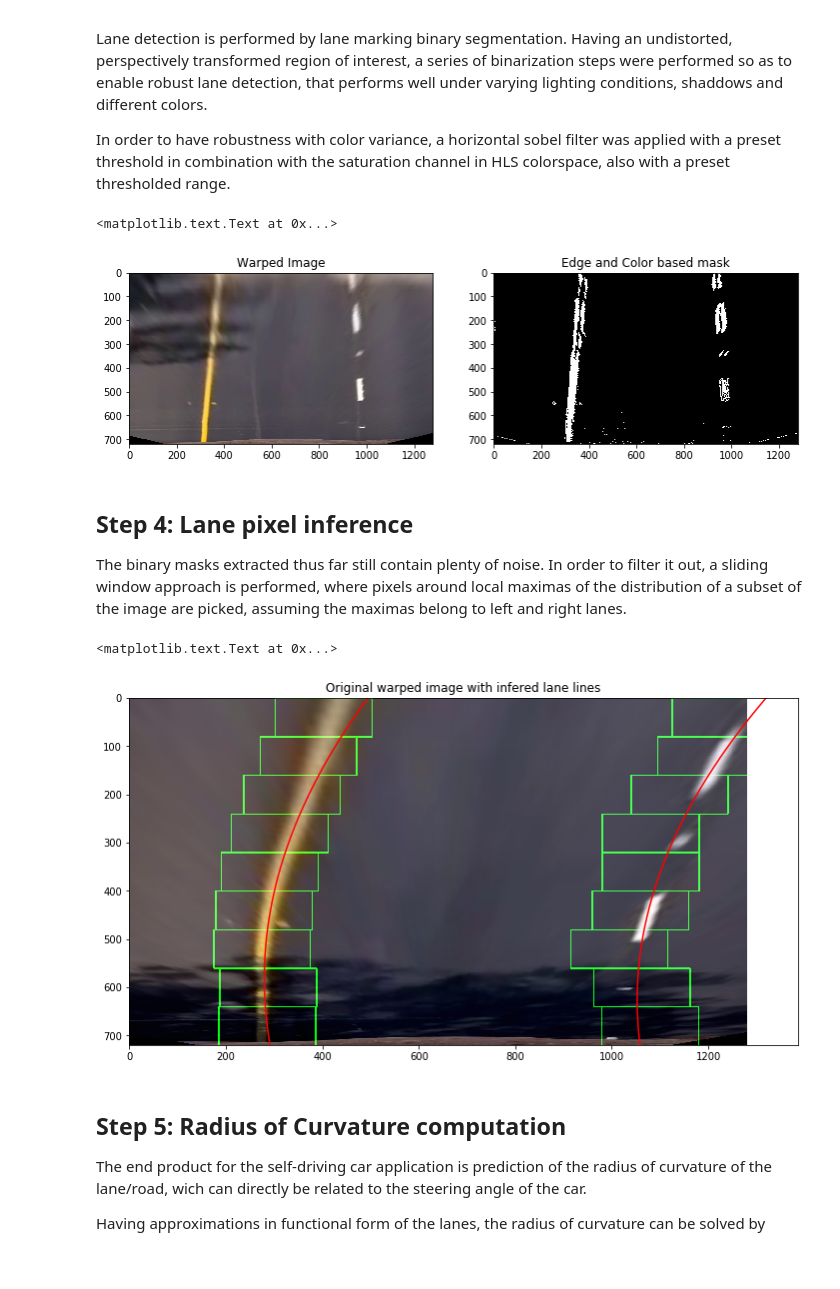
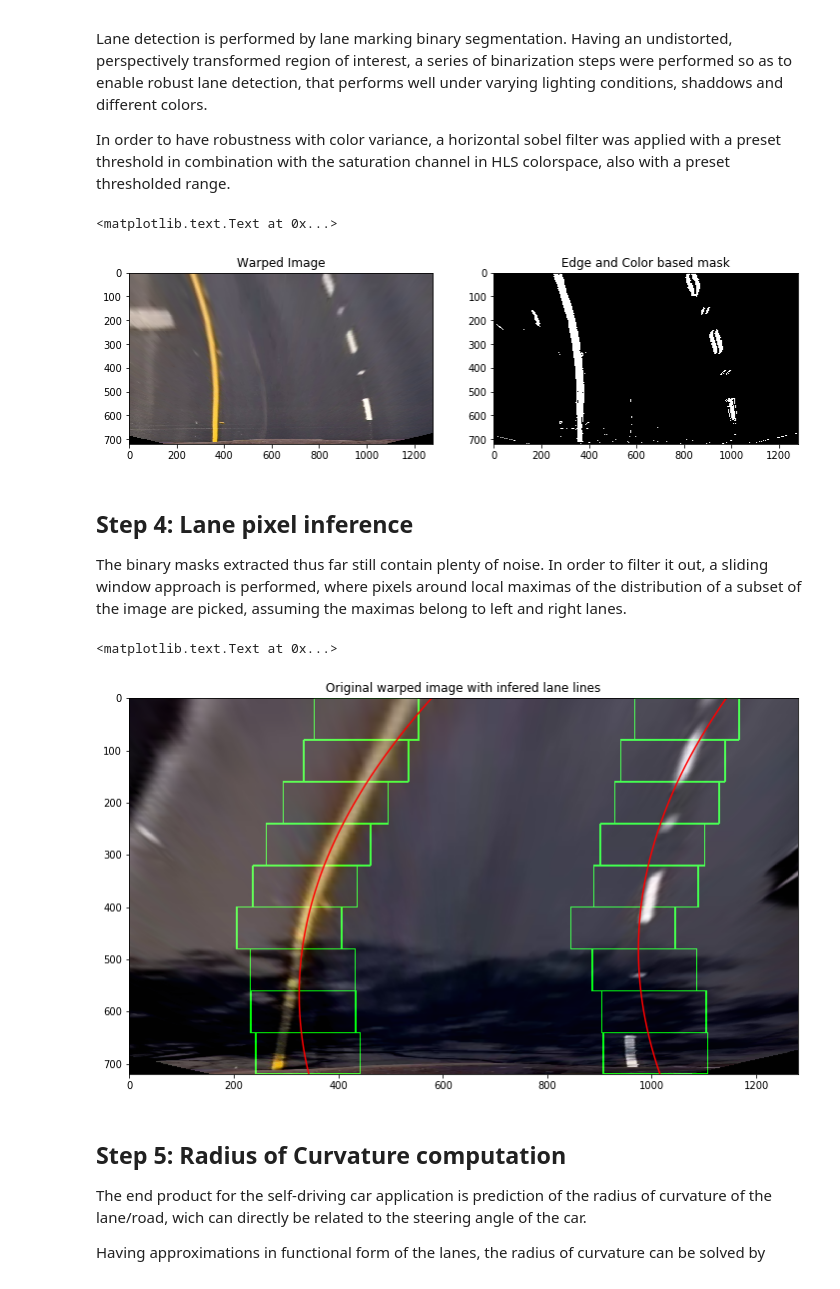
Before and after one commit to bubalazi/carnd-advanced-lane-finding, a Jupyter notebook: WriteUp.ipynb, the cells around one changed output. Drawn from its saved outputs; the diff is of its cells as text; code cells hidden in the pictures.

```diff
--- a/WriteUp.ipynb
+++ b/WriteUp.ipynb
@@ -230,7 +230,7 @@ Lane detection is performed by lane marking binary segmentation. Having an undis
 
 In order to have robustness with color variance, a horizontal sobel filter was applied with a preset threshold in combination with the saturation channel in HLS colorspace, also with a preset thresholded range.
 # %%
-def binarize(img, s_thresh=(170, 255), v_thresh=(0,110), edge_thresh=(20, 100)):
+def binarize(img, s_thresh=(170, 255), edge_thresh=(20, 100)):
     """
     Combined color and edge based masking
 
@@ -250,10 +250,6 @@ def binarize(img, s_thresh=(170, 255), v_thresh=(0,110), edge_thresh=(20, 100)):
     """
 
     img = np.copy(img)
-    # Get V Channel from YUV
-    V = cv2.split(cv2.cvtColor(img, cv2.COLOR_BGR2YUV))[2]
-    v_binary = np.zeros_like(V)
-    v_binary[(V >= v_thresh[0]) & (V <= v_thresh[1])] = 1
 
     # Convert to HLS color space and separate the L channel
     H,L,S = cv2.split(cv2.cvtColor(img, cv2.COLOR_RGB2HLS).astype(np.float))
@@ -293,13 +289,13 @@ plt.title('Edge and Color based mask')
 # plt.title('Combined Mask')
 # %% [output]
 <matplotlib.text.Text at 0x...>
-[figure, old version]
+[figure, new version]
 # %% [markdown]
 ## Step 4: Lane pixel inference
 
 The binary masks extracted thus far still contain plenty of noise. In order to filter it out, a sliding window approach is performed, where pixels around local maximas of the distribution of a subset of the image are picked, assuming the maximas belong to left and right lanes.
 # %%
-num_framesdef initial_line_fit(binary_warped, nwindows=9, margin=100, minpix=50, polyorder=2):
+def initial_line_fit(binary_warped, nwindows=9, margin=100, minpix=50, polyorder=2):
     """
     Initial sliding window based lane finding
 
@@ -414,31 +410,32 @@ num_framesdef initial_line_fit(binary_warped, nwindows=9, margin=100, minpix=50,
 # %%
 frame = frames_from_video('project_video.mp4', 10, start_indx=1045)[np.random.randint(0,10,1)[0]]
 
 src = np.float32([
-    [595, 450],
-    [685, 450],
-    [1100, 720],
+    [580, 450],
+    [700, 450],
+    [1150, 720],
     [200, 720]])
+
 dst = np.float32([
     [300, 0],
     [980, 0],
     [980, 720],
     [300, 720]])
 
 undist = cv2.undistort(frame, cdata['results']['mtx'], cdata['results']['dist'], None, cdata['results']['mtx'])
 M, M_INV = get_perspective_matrix(src=src, dst=dst)
 warped = warp(undist, M)
 bw = binarize(warped)
 fits = initial_line_fit(bw)
 y = np.linspace(0, warped.shape[0] - 1, warped.shape[0])
 x_left, x_right = np.polyval(fits['left_fit'], y), np.polyval(fits['right_fit'], y)
 drawn = cv2.addWeighted(warped, 1, fits['out_img'], 1, 1)
 plt.imshow(cv2.cvtColor(drawn, cv2.COLOR_BGR2RGB))
 plt.plot(x_left, y, 'r', x_right, y, 'r')
 plt.title("Original warped image with infered lane lines")
 # %% [output]
 <matplotlib.text.Text at 0x...>
-[figure, old version]
+[figure, new version]
 # %% [markdown]
 ## Step 5: Radius of Curvature computation
 
```
Also changed, not shown: parts of 9 cells of this notebook, 1 other file.
